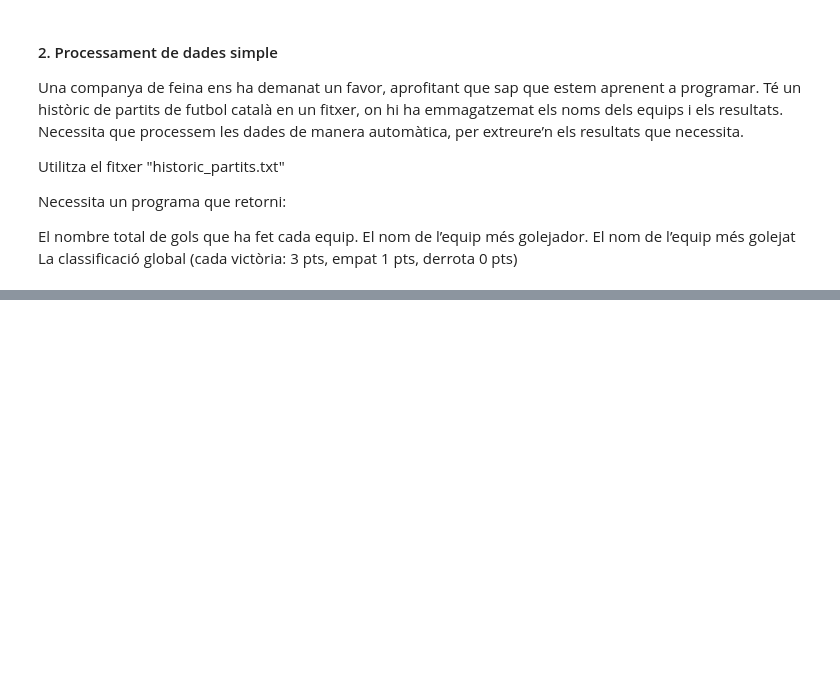
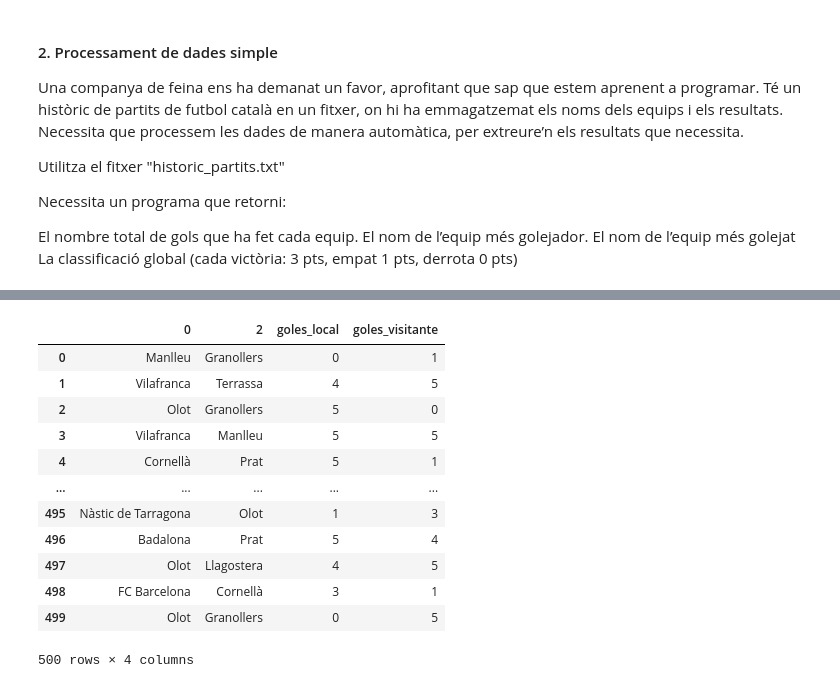
Before and after one commit to rogerloop/03_Especialitzacio, a Jupyter notebook: Sprint_9_Python/Sprint_9_Task_S9_01/Task_S9_01.ipynb, the cells around one changed output, grey strips where cells are left out. Cells and saved outputs as stored; diff of their text form; code cells hidden in the pictures; blank space fills up the shorter version.

```diff
--- a/Sprint_9_Python/Sprint_9_Task_S9_01/Task_S9_01.ipynb
+++ b/Sprint_9_Python/Sprint_9_Task_S9_01/Task_S9_01.ipynb
@@ -1392,0 +1328,26 @@ Vilafranca amb 172 gols encaixats
+# %%
+import pandas as pd
+
+resultados = pd.read_csv( "historic partits.txt", sep="\t", header=None, encoding="utf-8")
+
+resultados[['goles_local', 'goles_visitante']] = resultados[1].str.split('-', expand=True)
+
+resultados = resultados.drop(columns=1)
+
+resultados = resultados.rename(columns= {'0':'Equipo local'})
+
+resultados
+# %% [output]
+|  | 0 | 2 | goles_local | goles_visitante |
+| 0 | Manlleu | Granollers | 0 | 1 |
+| 1 | Vilafranca | Terrassa | 4 | 5 |
+| 2 | Olot | Granollers | 5 | 0 |
+| 3 | Vilafranca | Manlleu | 5 | 5 |
+| 4 | Cornellà | Prat | 5 | 1 |
+| ... | ... | ... | ... | ... |
+| 495 | Nàstic de Tarragona | Olot | 1 | 3 |
+| 496 | Badalona | Prat | 5 | 4 |
+| 497 | Olot | Llagostera | 4 | 5 |
+| 498 | FC Barcelona | Cornellà | 3 | 1 |
+| 499 | Olot | Granollers | 0 | 5 |
+500 rows × 4 columns
```
Also changed, not shown: parts of 3 cells of this notebook.
